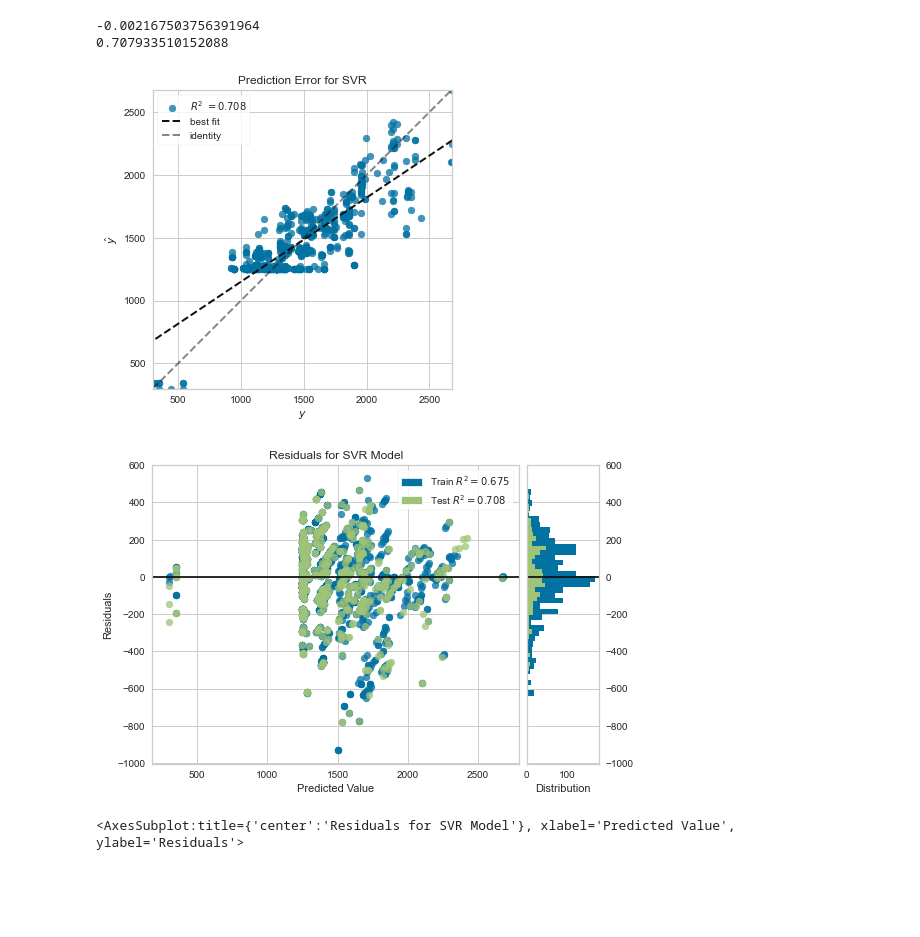
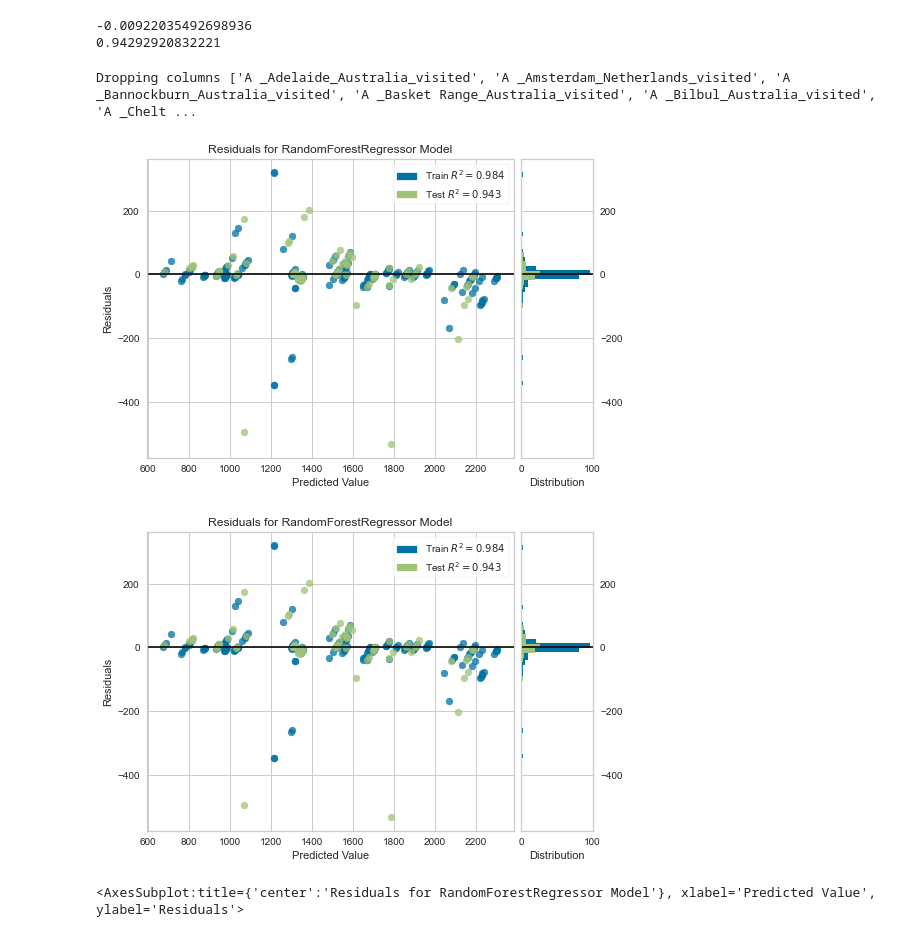
Before and after one commit to thijnalbers/ThesisCode, a Jupyter notebook: Notebook.ipynb, the cells around one changed output. Saved outputs shown, nothing was run; the diff lists cells and outputs as text; code cells hidden in the pictures; blank space fills up the shorter version.

Commit message:
RandomForestRegressor

```diff
--- a/Notebook.ipynb
+++ b/Notebook.ipynb
@@ -13,7 +14,7 @@ locs = df[["locationType", "cityName", "countryName"]].to_numpy().astype('str')
 nodes = np.unique(locs, axis=0)
 node_cols = [f'{node[0]}_{node[1]}_{node[2]}_visited' for node in nodes] + [f'{node[0]}_{node[1]}_{node[2]}_planned' for node in nodes]
 node_df = pd.DataFrame(np.zeros((df.shape[0], len(node_cols)), dtype=np.bool8), columns=node_cols)
-node_df.head()
+df.reset_index(inplace=True, drop=True)
 df = pd.concat([df, node_df], axis=1)
 # %%
 df = df[df["ordSeaFreightMainTransportInvolvement"] == "J"]
@@ -152,0 +180,19 @@ Dropping columns ['A _Adelaide_Australia_visited', 'A _Amsterdam_Netherlands_vis
+# %%
+import seaborn as sns
+import matplotlib.pyplot as plt
+
+df_num = df.select_dtypes(include='number')
+corr_matrix = df_num.corr()
+plt.figure(figsize=(32, 12))
+mask = np.triu(np.ones_like(corr_matrix, dtype=np.bool8))
+heatmap = sns.heatmap(corr_matrix, vmin=-1, mask=mask, vmax=1, cmap='vlag')
+heatmap.set_title('Features Correlation for Numerical Features')
+
+plt.savefig('output/correlation.png')
+
+plt.figure(figsize=(10, 12))
+mask = np.triu(np.ones_like(corr_matrix, dtype=bool))
+heatmap = sns.heatmap(corr_matrix[['ATA']].sort_values(by='ATA', ascending=False), vmin=-1, vmax=1, annot=True, cmap='vlag')
+heatmap.set_title('Features Correlation with Actual Time of Arrival', fontdict={'fontsize':18}, pad=16)
+
+plt.savefig('output/correlation_ata.png')
@@ -153,11 +254,8 @@ Dropping columns ['A _Adelaide_Australia_visited', 'A _Amsterdam_Netherlands_vis
 # %%
 from sklearn.preprocessing import StandardScaler
-from sklearn.svm import SVR
 from sklearn.model_selection import train_test_split
-from sklearn.pipeline import make_pipeline
 
-y = df["ATA"]
-X = df.drop(columns=["ATA"])
+X = X[X.columns.intersection(cfs_result + list(df.select_dtypes(include='number').columns.values))]
 
 feature_names = X.columns
 
@@ -252,5 +266,6 @@ X_train, X_test, y_train, y_test = train_test_split(X, y,random_state=0)
 # %%
 from sklearn.svm import SVR
+from sklearn.ensemble import RandomForestRegressor
 from sklearn.pipeline import make_pipeline, Pipeline
 from sklearn.metrics import mean_squared_error
 
@@ -268,28 +283,50 @@ pipe_dummy = make_pipeline(StandardScaler(), DummyRegressor(strategy='mean'))
 pipe_dummy.fit(X_train, y_train)
 print(pipe_dummy.score(X_test, y_test))
 
-pipe = Pipeline([('scaler', StandardScaler()), ('svr', SVR(kernel='linear'))])
+pipe = Pipeline([('scaler', StandardScaler()), ('forest', RandomForestRegressor())])
 pipe.fit(X_train, y_train)
 print(pipe.score(X_test, y_test))
 # %% [output]
--0.002167503756391964
-0.707933510152088
+-0.00922035492698936
+0.94292920832221
+# %%
+# drop all the columns in the dataset that have only a single value
+def constant_cols(df):
+    a = df.to_numpy()
+    return (a[0] == a).all(0)
+
+cols_single_value = constant_cols(df)
+cols_to_drop = [column for (i, column) in enumerate(df.columns) if cols_single_value[i]]
+print(f'Dropping columns {cols_to_drop} because they contain only a single value')
+df = df.drop(columns=cols_to_drop)
+# %% [output]
+Dropping columns ['A _Adelaide_Australia_visited', 'A _Amsterdam_Netherlands_visited', 'A _Bannockburn_Australia_visited', 'A _Basket Range_Australia_visited', 'A _Bilbul_Australia_visited', 'A _Chelt ...
 # %%
 from yellowbrick.regressor import ResidualsPlot, PredictionError
 
-visualizer = PredictionError(pipe['svr'])
+# visualizer = PredictionError(pipe['svr'])
+# visualizer.fit(pipe['scaler'].transform(X_train), y_train)
+# visualizer.score(pipe['scaler'].transform(X_test), y_test)
+# visualizer.show()
+
+# visualizer = ResidualsPlot(pipe['svr'])
+# visualizer.fit(pipe['scaler'].transform(X_train), y_train)
+# visualizer.score(pipe['scaler'].transform(X_test), y_test)
+# visualizer.show()
+
+visualizer = ResidualsPlot(pipe['forest'])
 visualizer.fit(pipe['scaler'].transform(X_train), y_train)
 visualizer.score(pipe['scaler'].transform(X_test), y_test)
 visualizer.show()
 
-visualizer = ResidualsPlot(pipe['svr'])
+visualizer = ResidualsPlot(pipe['forest'])
 visualizer.fit(pipe['scaler'].transform(X_train), y_train)
 visualizer.score(pipe['scaler'].transform(X_test), y_test)
 visualizer.show()
 # %% [output]
-[figure, old version]
+[figure, new version]
-[figure, old version]
+[figure, new version]
-<AxesSubplot:title={'center':'Residuals for SVR Model'}, xlabel='Predicted Value', ylabel='Residuals'>
+<AxesSubplot:title={'center':'Residuals for RandomForestRegressor Model'}, xlabel='Predicted Value', ylabel='Residuals'>
 # %%
 # from sklearn import svm
 # from sklearn.feature_selection import RFE
```
Also changed, not shown: parts of 9 cells of this notebook.
